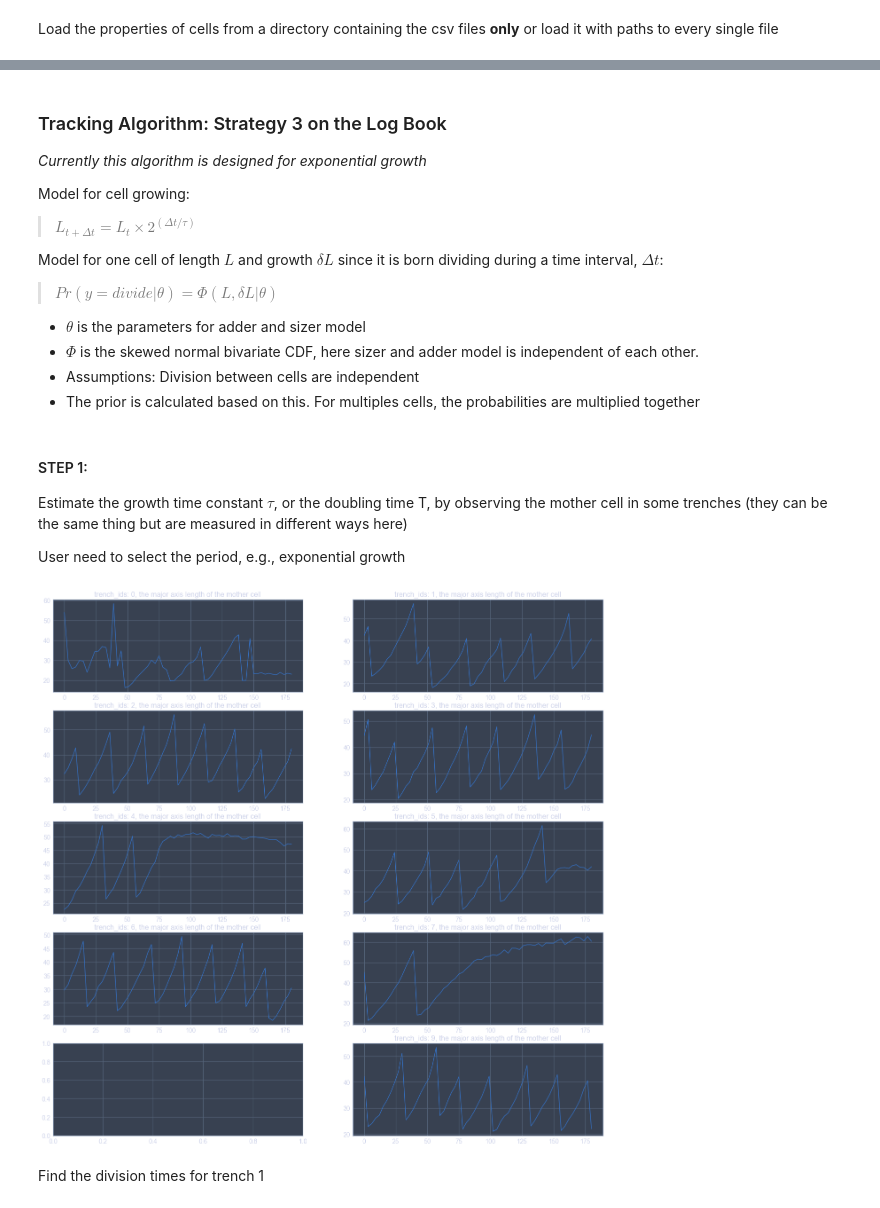
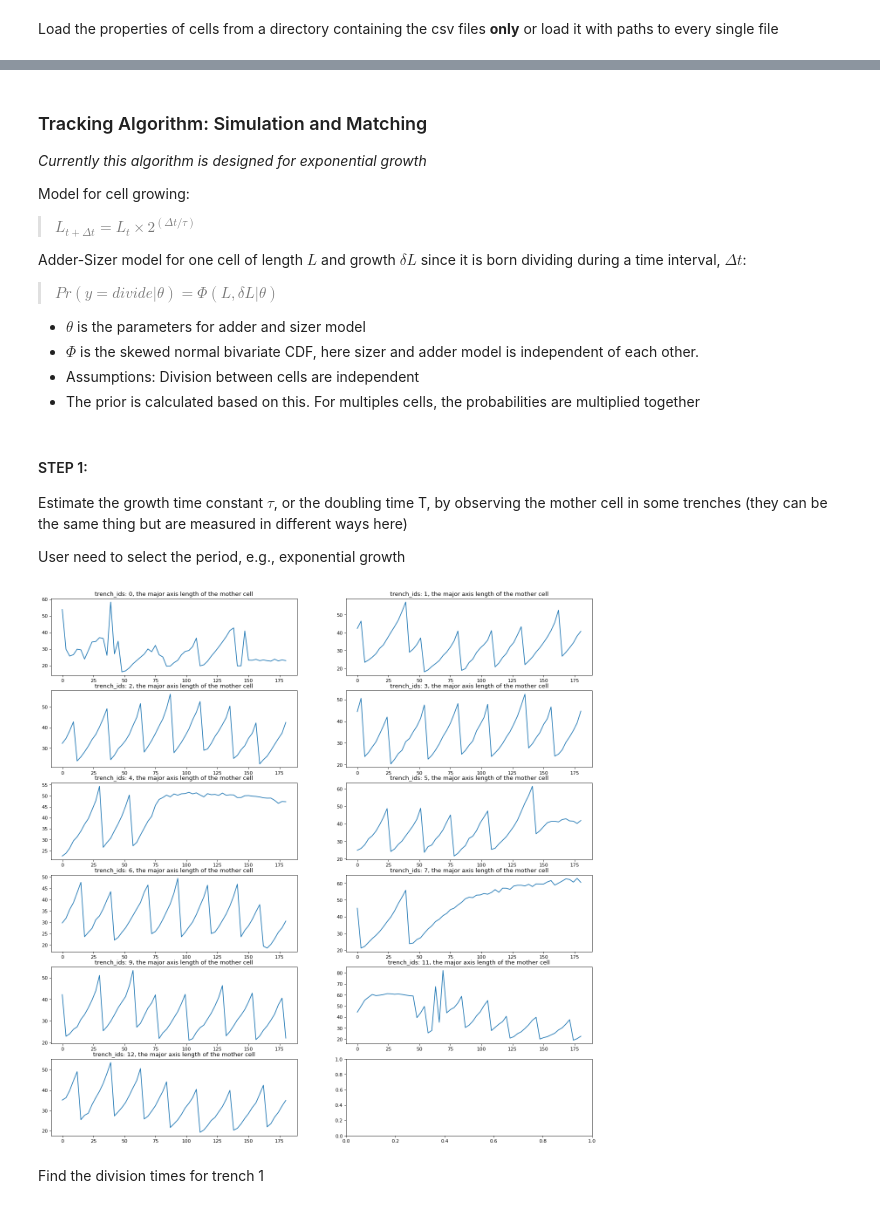
Before and after one commit to erezli/MMLineageTracking, a Jupyter notebook: MM_Cell_Lineage_Tracking_Example.ipynb, the cells around one changed output, grey strips where cells are left out. Saved outputs shown, nothing was run; the diff lists cells and outputs as text; code cells hidden in the pictures.

```diff
--- a/MM_Cell_Lineage_Tracking_Example.ipynb
+++ b/MM_Cell_Lineage_Tracking_Example.ipynb
@@ -30,7 +42,7 @@ The cell properties data can be obtained from `skimage.measure.regionprops` on t
 # %% [markdown]
 Load the properties of cells from a directory containing the csv files **only** or load it with paths to every single file
 # %%
-directory = ".\\example\\csv"    # the example includes the first 13 trenches from Charlie's Phage experiment
+directory = "./example/csv/"    # the example includes the first 13 trenches from Charlie's Phage experiment
 exp = LineageTrack.from_path(directory)
 print(exp)
 display(exp.df.head(1))
@@ -53,14 +65,14 @@ Finished loading the data
 |  | trench_id | time_(mins) | label | area | major_axis_length | minor_axis_length | centroid-0 | ... |
 | 0 | 0 | 0 | 1 | 238 | 53.914722 | 7.221878 | 94.672272 | ... |
 # %% [markdown]
-### Tracking Algorithm: Strategy 3 on the Log Book
+### Tracking Algorithm: Simulation and Matching
 
 *Currently this algorithm is designed for exponential growth*
 
 Model for cell growing:
 >$L_{t+\Delta t} = L_t \times 2^{(\Delta t / \tau)}$
 
-Model for one cell of length $L$ and growth $\delta L$ since it is born dividing during a time interval, $\Delta t$:
+Adder-Sizer model for one cell of length $L$ and growth $\delta L$ since it is born dividing during a time interval, $\Delta t$:
 > $Pr(y=divide|\theta) = \Phi( L, \delta L | \theta)$
 - $\theta$ is the parameters for adder and sizer model
 - $\Phi$ is the skewed normal bivariate CDF, here sizer and adder model is independent of each other.
@@ -72,11 +84,12 @@ Estimate the growth time constant $\tau$, or the doubling time T, by observing t
 
 User need to select the period, e.g., exponential growth
 # %%
-trench_list = [i for i in range(10)]
+# trench_list = [i for i in range(10)]
+trench_list = exp.trenches
 
 m = exp.get_mother_cell_growth(trench_list, plot=True)
 # %% [output]
-[figure, old version]
+[figure, new version]
 # %% [markdown]
 Find the division times for trench 1
 # %%
```
Also changed, not shown: parts of 12 cells of this notebook, 5 other files.
